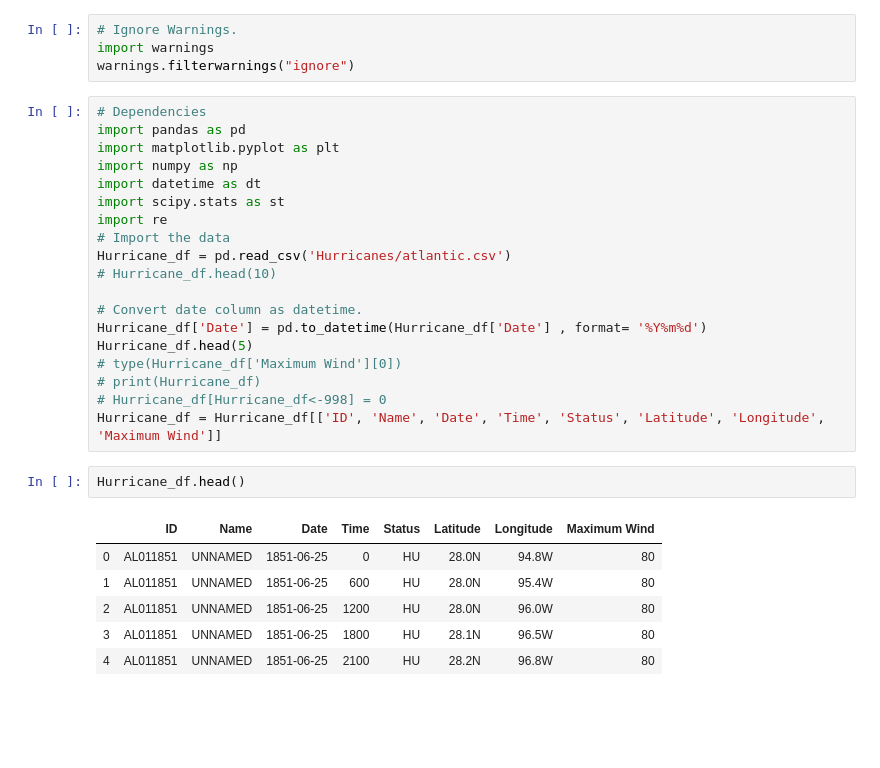
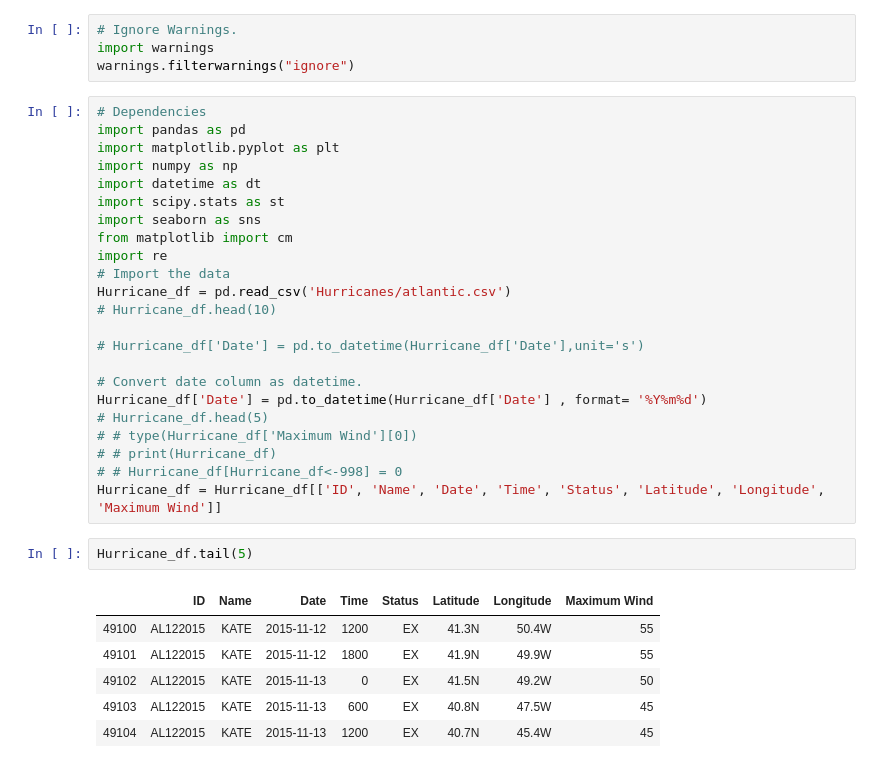
Before and after one commit to henryle-n/Hurricane-History-Analysis, a Jupyter notebook: AtlanticRun.ipynb, the cells around one changed output. Drawn from its saved outputs; the diff is of its cells as text; blank space fills up the shorter version.

```diff
--- a/AtlanticRun.ipynb
+++ b/AtlanticRun.ipynb
@@ -9,26 +9,30 @@ import matplotlib.pyplot as plt
 import numpy as np
 import datetime as dt
 import scipy.stats as st
+import seaborn as sns
+from matplotlib import cm
 import re
 # Import the data
 Hurricane_df = pd.read_csv('Hurricanes/atlantic.csv')
 # Hurricane_df.head(10)
 
+# Hurricane_df['Date'] = pd.to_datetime(Hurricane_df['Date'],unit='s')
+
 # Convert date column as datetime.
 Hurricane_df['Date'] = pd.to_datetime(Hurricane_df['Date'] , format= '%Y%m%d')
-Hurricane_df.head(5)
-# type(Hurricane_df['Maximum Wind'][0])
-# print(Hurricane_df)
-# Hurricane_df[Hurricane_df<-998] = 0
+# Hurricane_df.head(5)
+# # type(Hurricane_df['Maximum Wind'][0])
+# # print(Hurricane_df)
+# # Hurricane_df[Hurricane_df<-998] = 0
 Hurricane_df = Hurricane_df[['ID', 'Name', 'Date', 'Time', 'Status', 'Latitude', 'Longitude', 'Maximum Wind']]
-# %%
-Hurricane_df.head()
-# %% [output]
-|  | ID | Name | Date | Time | Status | Latitude | Longitude | Maximum Wind |
-| 0 | AL011851 | UNNAMED | 1851-06-25 | 0 | HU | 28.0N | 94.8W | 80 |
-| 1 | AL011851 | UNNAMED | 1851-06-25 | 600 | HU | 28.0N | 95.4W | 80 |
-| 2 | AL011851 | UNNAMED | 1851-06-25 | 1200 | HU | 28.0N | 96.0W | 80 |
-| 3 | AL011851 | UNNAMED | 1851-06-25 | 1800 | HU | 28.1N | 96.5W | 80 |
-| 4 | AL011851 | UNNAMED | 1851-06-25 | 2100 | HU | 28.2N | 96.8W | 80 |
+# %%
+Hurricane_df.tail(5)
+# %% [output]
+|  | ID | Name | Date | Time | Status | Latitude | Longitude | Maximum Wind |
+| 49100 | AL122015 | KATE | 2015-11-12 | 1200 | EX | 41.3N | 50.4W | 55 |
+| 49101 | AL122015 | KATE | 2015-11-12 | 1800 | EX | 41.9N | 49.9W | 55 |
+| 49102 | AL122015 | KATE | 2015-11-13 | 0 | EX | 41.5N | 49.2W | 50 |
+| 49103 | AL122015 | KATE | 2015-11-13 | 600 | EX | 40.8N | 47.5W | 45 |
+| 49104 | AL122015 | KATE | 2015-11-13 | 1200 | EX | 40.7N | 45.4W | 45 |
 # %%
 # Create csv file & export data
```
Also changed, not shown: parts of 10 cells of this notebook.
